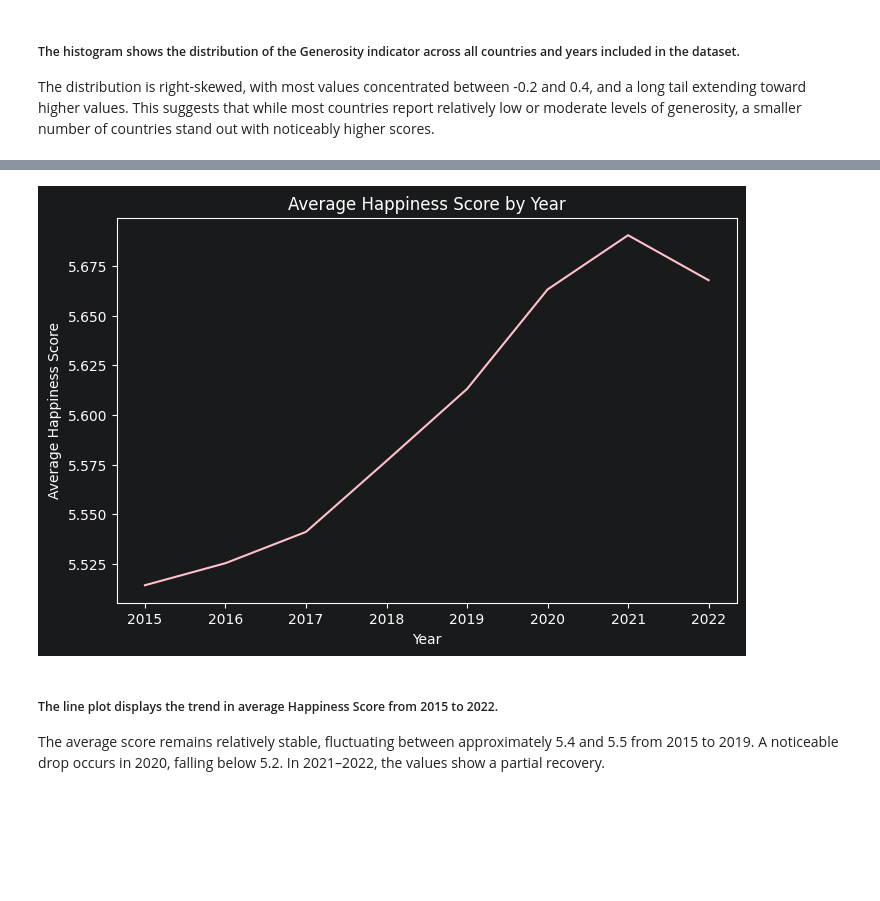
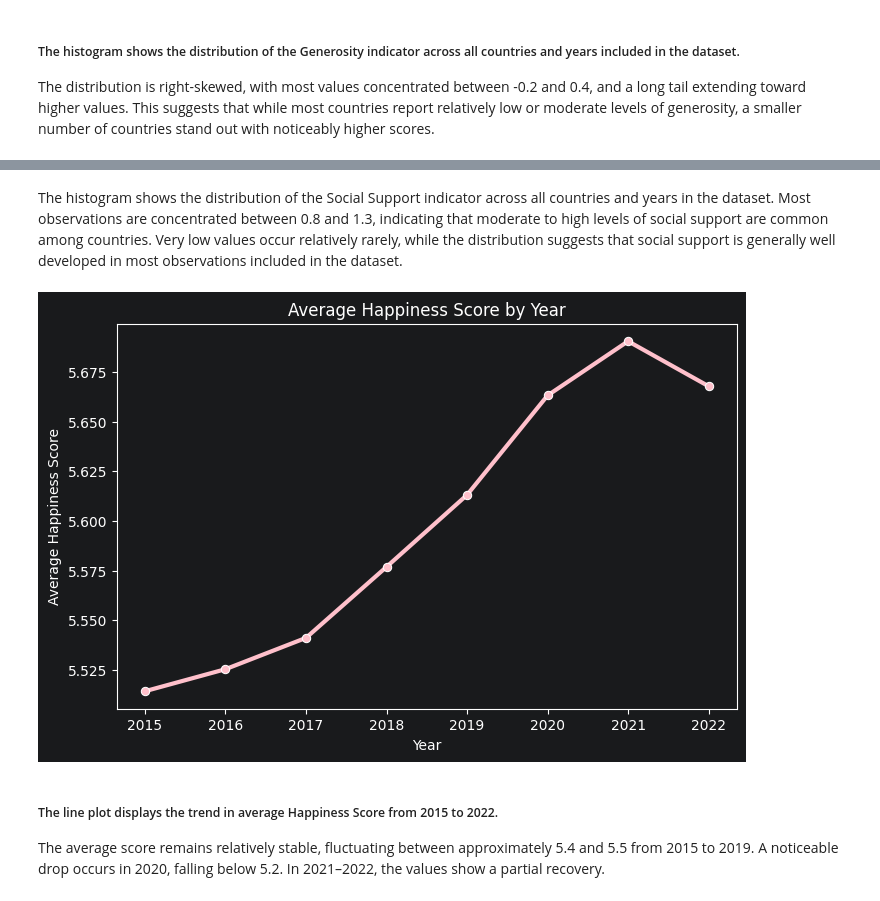
Before and after one commit to soonserv/data-best-project, a Jupyter notebook: notebooks/SA_notebook.ipynb, the cells around one changed output, grey strips where cells are left out. Cells and saved outputs as stored; diff of their text form; code cells hidden in the pictures; blank space fills up the shorter version.

```diff
--- a/notebooks/SA_notebook.ipynb
+++ b/notebooks/SA_notebook.ipynb
@@ -324,25 +344,29 @@ plt.show()
+# %% [markdown]
+The histogram shows the distribution of the Social Support indicator across all countries and years in the dataset. Most observations are concentrated between 0.8 and 1.3, indicating that moderate to high levels of social support are common among countries. Very low values occur relatively rarely, while the distribution suggests that social support is generally well developed in most observations included in the dataset.
 # %%
 mean_happiness = (
     all_data.groupby("Year")["Happiness Score"]
     .mean()
     .reset_index()
 )
 plt.figure(figsize=(8,5))
 
 sns.lineplot(
     data=mean_happiness,
     x="Year",
     y="Happiness Score",
-    color = "pink"
+    color = "pink",
+    marker="o",
+    linewidth=3
 )
 
 plt.title("Average Happiness Score by Year")
 plt.xlabel("Year")
 plt.ylabel("Average Happiness Score")
 
 plt.show()
 # %% [output]
-[figure, old version]
+[figure, new version]
 # %% [markdown]
 ##### The line plot displays the trend in average Happiness Score from 2015 to 2022.
  The average score remains relatively stable, fluctuating between approximately 5.4 and 5.5 from 2015 to 2019. A noticeable drop occurs in 2020, falling below 5.2. In 2021–2022, the values show a partial recovery.
```
Also changed, not shown: parts of 22 cells of this notebook.
